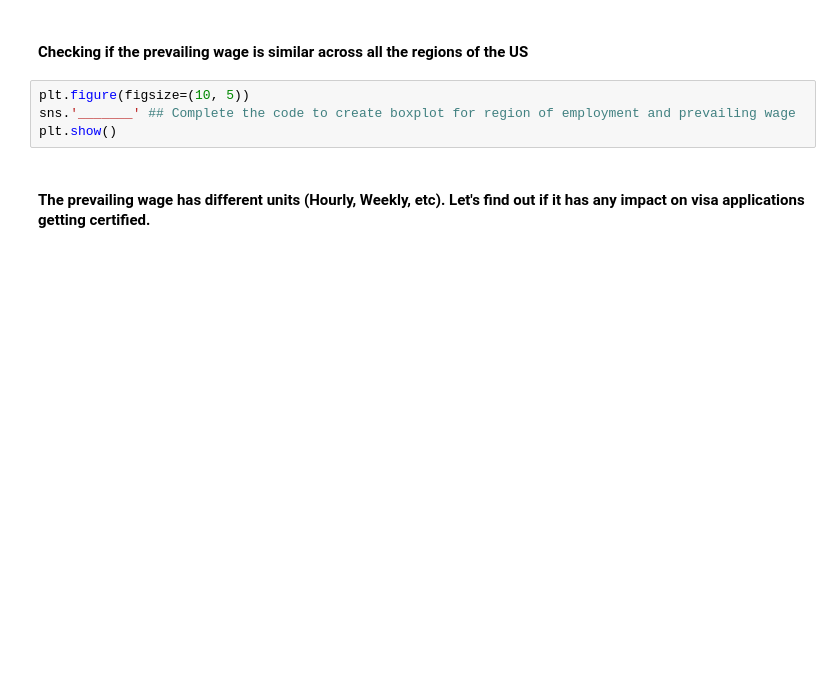
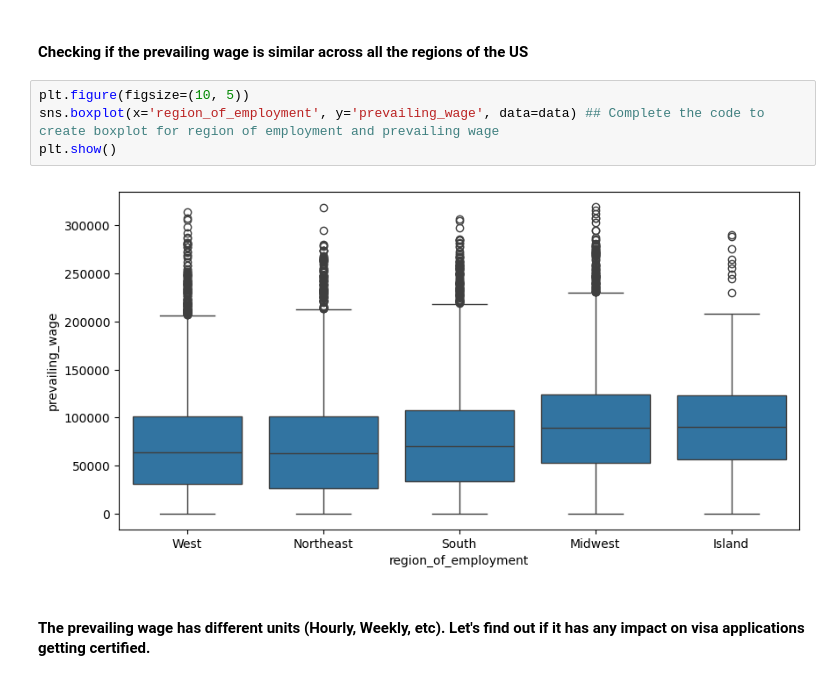
Before and after one commit to erika024/data-science, a Jupyter notebook: DSBA_Project_EasyVisa_LowCode.ipynb, the cells around one changed output. Drawn from its saved outputs; the diff is of its cells as text; blank space fills up the shorter version.

```diff
--- a/DSBA_Project_EasyVisa_LowCode.ipynb
+++ b/DSBA_Project_EasyVisa_LowCode.ipynb
@@ -608,8 +610,10 @@ distribution_plot_wrt_target('_______') ## Complete the code to find distributio
 #### Checking if the prevailing wage is similar across all the regions of the US
 # %%
 plt.figure(figsize=(10, 5))
-sns.'_______' ## Complete the code to create boxplot for region of employment and prevailing wage
+sns.boxplot(x='region_of_employment', y='prevailing_wage', data=data) ## Complete the code to create boxplot for region of employment and prevailing wage
 plt.show()
+# %% [output]
+[figure, added]
 # %% [markdown]
 #### The prevailing wage has different units (Hourly, Weekly, etc). Let's find out if it has any impact on visa applications getting certified.
 # %%
```
Also changed, not shown: parts of 49 cells of this notebook.
